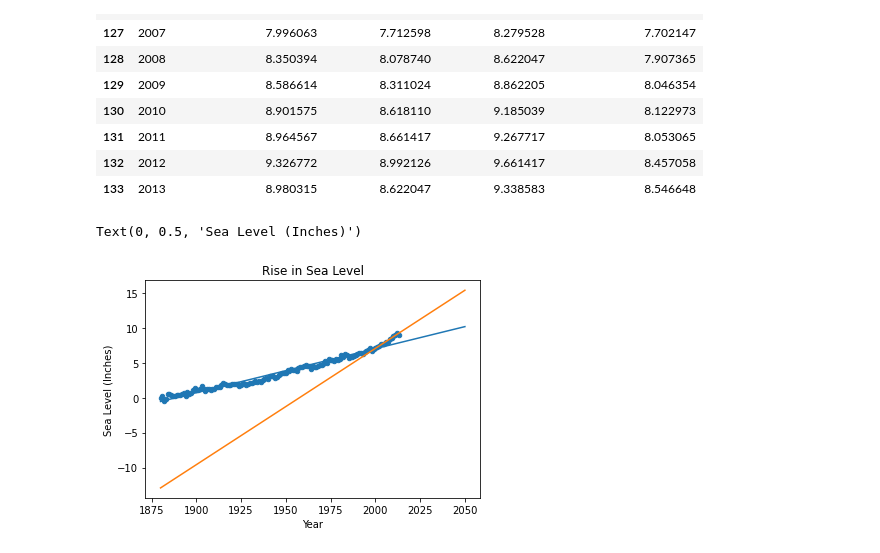
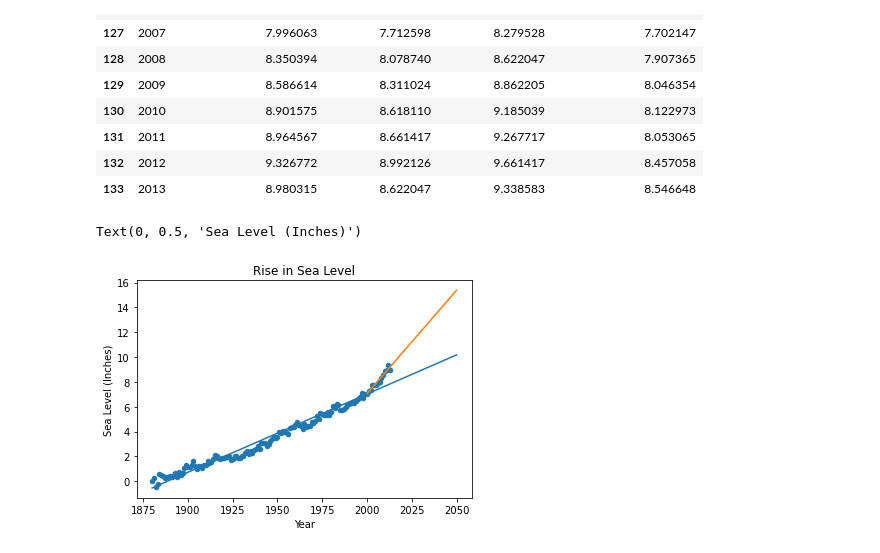
Before and after one commit to jmacdonald2010/sea-level-predictor-ffcdap, a Jupyter notebook: sketches.ipynb, the cells around one changed output. Cells and saved outputs as stored; diff of their text form; code cells hidden in the pictures.

Commit message:
04/03/2021 18:31 | passed all tests. PNG of chart included

```diff
--- a/sketches.ipynb
+++ b/sketches.ipynb
@@ -63,20 +63,29 @@ df2
 # %%
 # recalc line of best fit using data from 2000-end of dataset
 new_res = linregress(df2['Year'], df2['CSIRO Adjusted Sea Level'])
 
 # original plot, going to 2050
 df.plot(x='Year', y='CSIRO Adjusted Sea Level', kind='scatter') # seems overly simple
 
 # add first line of best fit
 plt.plot(df['Year'], res.intercept + res.slope * df['Year'])    # this might be working?
 
+# add addtl years to df2
+append_years = []
+for x in range(df2['Year'].min(), 2051):
+    if x <= df2['Year'].max():
+        pass
+    else:
+        append_years.append({'Year': x})
+df2 = df2.append(append_years, ignore_index=True)
+
 # add second line of best fit
-plt.plot(df['Year'], new_res.intercept + new_res.slope * df['Year'])
+plt.plot(df2['Year'], new_res.intercept + new_res.slope * df2['Year'])
 
 # add titles
 plt.title('Rise in Sea Level')
 plt.xlabel('Year')
 plt.ylabel('Sea Level (Inches)')
 # %% [output]
 Text(0, 0.5, 'Sea Level (Inches)')
-[figure, old version]
+[figure, new version]
```
Also changed, not shown: 3 other files.
